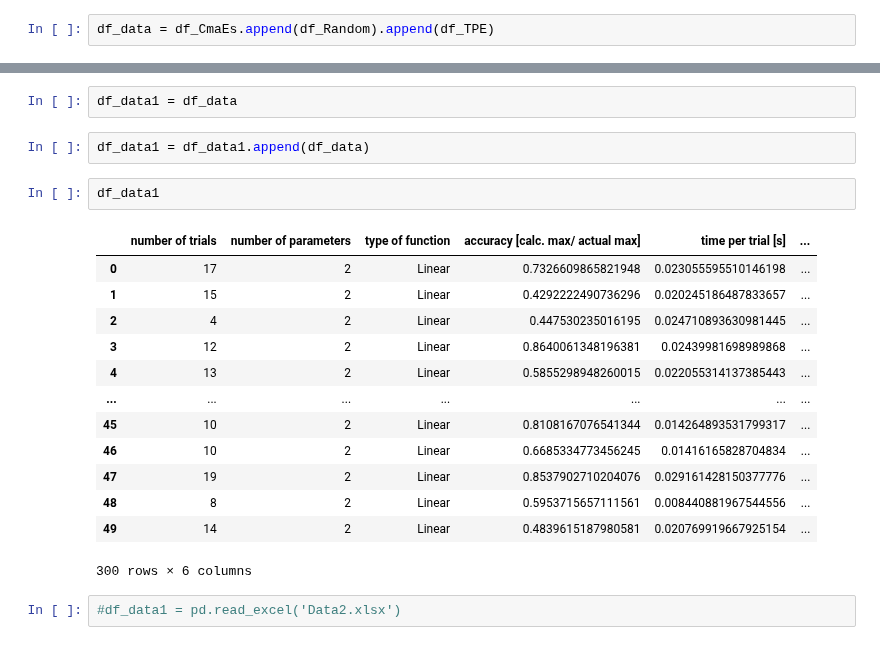
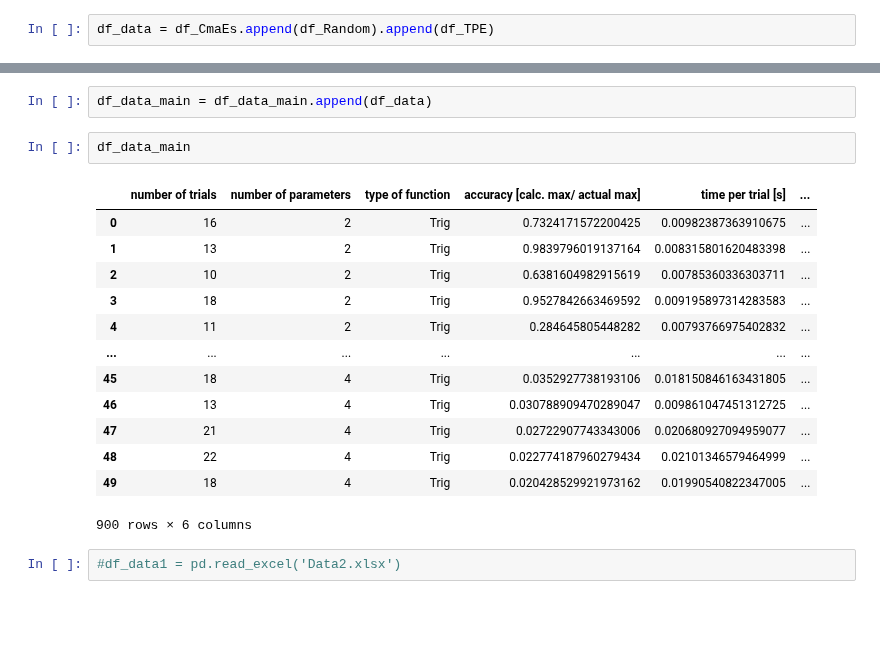
Before and after one commit to Optimistic-Optimizers/Black-Box-Optimization, a Jupyter notebook: Optuna optimization.ipynb, the cells around one changed output, grey strips where cells are left out. Saved outputs shown, nothing was run; the diff lists cells and outputs as text; blank space fills up the shorter version.

```diff
--- a/Optuna optimization.ipynb
+++ b/Optuna optimization.ipynb
@@ -711,23 +466,21 @@ df_data
 150 rows × 6 columns
-# %%
-df_data1 = df_data
 # %%
-df_data1 = df_data1.append(df_data)
+df_data_main = df_data_main.append(df_data)
-# %%
-df_data1
-# %% [output]
-|  | number of trials | number of parameters | type of function | accuracy [calc. max/ actual max] | time per trial [s] | ... |
-| 0 | 17 | 2 | Linear | 0.7326609865821948 | 0.023055595510146198 | ... |
-| 1 | 15 | 2 | Linear | 0.4292222490736296 | 0.020245186487833657 | ... |
-| 2 | 4 | 2 | Linear | 0.447530235016195 | 0.024710893630981445 | ... |
-| 3 | 12 | 2 | Linear | 0.8640061348196381 | 0.02439981698989868 | ... |
-| 4 | 13 | 2 | Linear | 0.5855298948260015 | 0.022055314137385443 | ... |
-| ... | ... | ... | ... | ... | ... | ... |
-| 45 | 10 | 2 | Linear | 0.8108167076541344 | 0.014264893531799317 | ... |
-| 46 | 10 | 2 | Linear | 0.6685334773456245 | 0.01416165828704834 | ... |
-| 47 | 19 | 2 | Linear | 0.8537902710204076 | 0.029161428150377776 | ... |
-| 48 | 8 | 2 | Linear | 0.5953715657111561 | 0.008440881967544556 | ... |
-| 49 | 14 | 2 | Linear | 0.4839615187980581 | 0.020769919667925154 | ... |
-300 rows × 6 columns
+# %%
+df_data_main
+# %% [output]
+|  | number of trials | number of parameters | type of function | accuracy [calc. max/ actual max] | time per trial [s] | ... |
+| 0 | 16 | 2 | Trig | 0.7324171572200425 | 0.00982387363910675 | ... |
+| 1 | 13 | 2 | Trig | 0.9839796019137164 | 0.008315801620483398 | ... |
+| 2 | 10 | 2 | Trig | 0.6381604982915619 | 0.00785360336303711 | ... |
+| 3 | 18 | 2 | Trig | 0.9527842663469592 | 0.009195897314283583 | ... |
+| 4 | 11 | 2 | Trig | 0.284645805448282 | 0.00793766975402832 | ... |
+| ... | ... | ... | ... | ... | ... | ... |
+| 45 | 18 | 4 | Trig | 0.0352927738193106 | 0.018150846163431805 | ... |
+| 46 | 13 | 4 | Trig | 0.030788909470289047 | 0.009861047451312725 | ... |
+| 47 | 21 | 4 | Trig | 0.02722907743343006 | 0.020680927094959077 | ... |
+| 48 | 22 | 4 | Trig | 0.022774187960279434 | 0.02101346579464999 | ... |
+| 49 | 18 | 4 | Trig | 0.020428529921973162 | 0.01990540822347005 | ... |
+900 rows × 6 columns
 # %%
 #df_data1 = pd.read_excel('Data2.xlsx')
```
Also changed, not shown: parts of 18 cells of this notebook.
